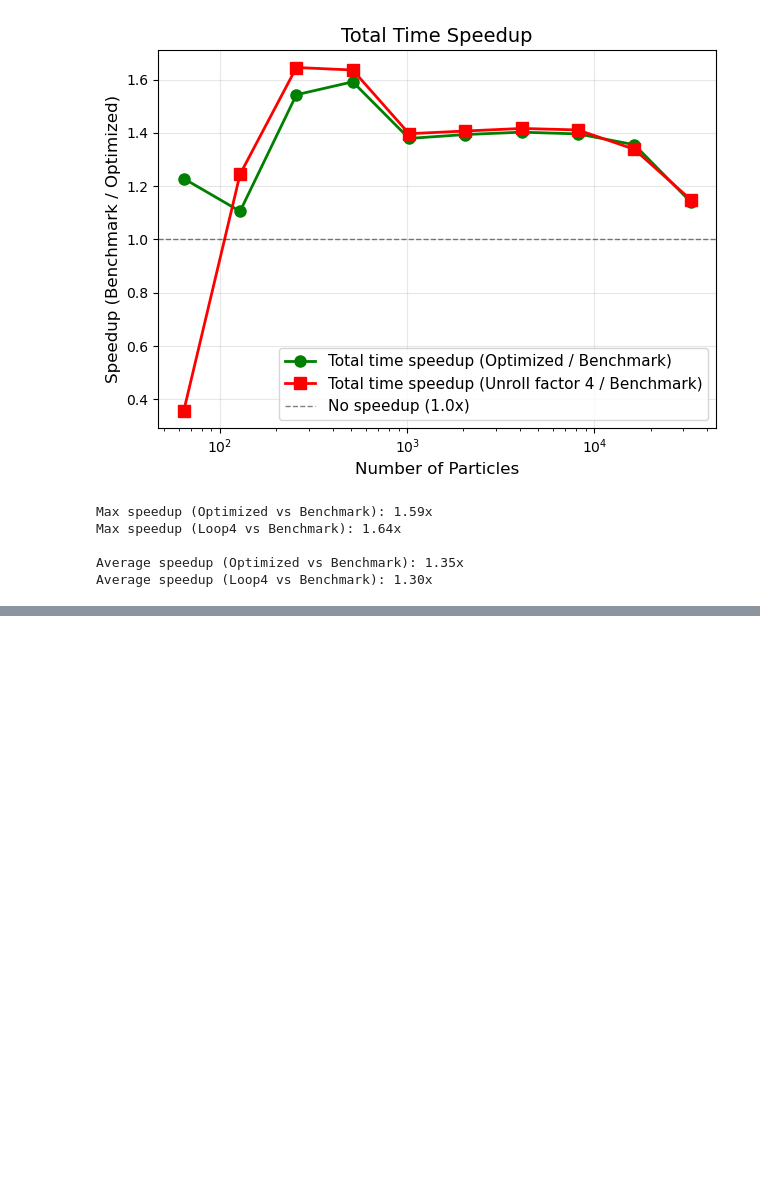
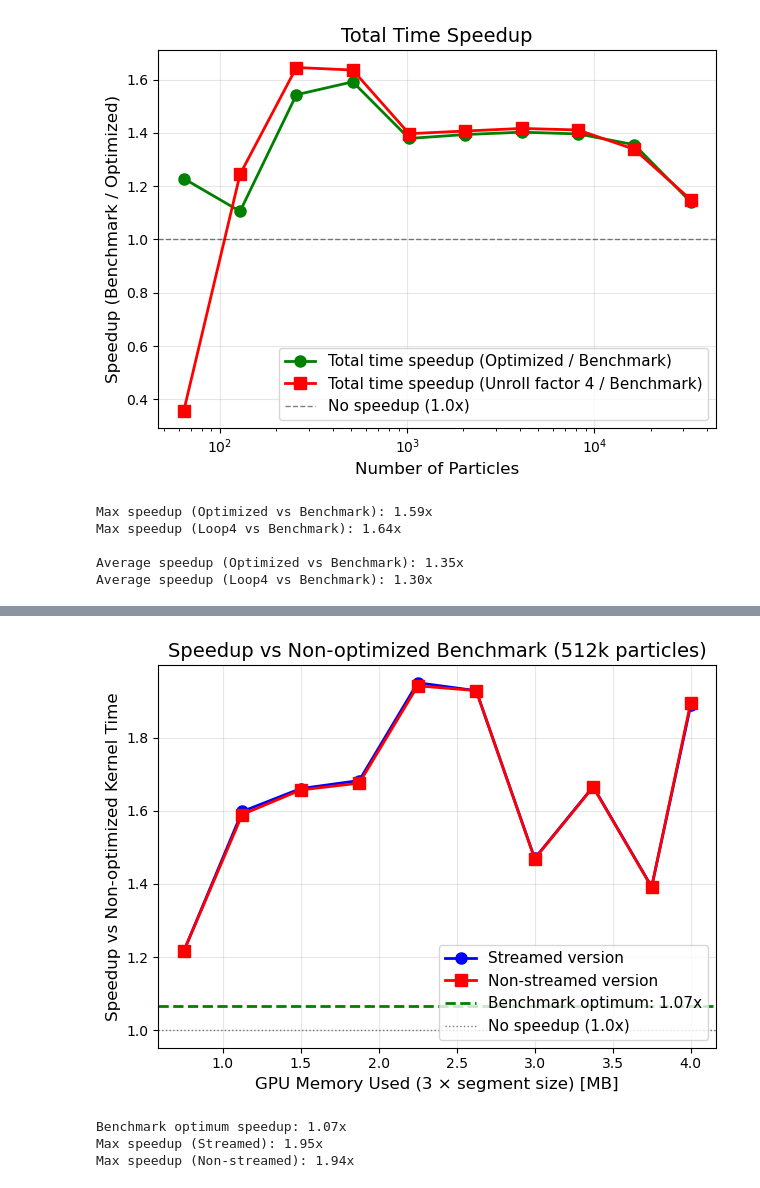
Before and after one commit to noahs-uni/GPU-Computing, a Jupyter notebook: exc07/miro/template/plots_nbody.ipynb, the cells around one changed output, grey strips where cells are left out. Saved outputs shown, nothing was run; the diff lists cells and outputs as text; code cells hidden in the pictures; blank space fills up the shorter version.

```diff
--- a/exc07/miro/template/plots_nbody.ipynb
+++ b/exc07/miro/template/plots_nbody.ipynb
@@ -240,0 +290,41 @@ Average speedup (Loop4 vs Benchmark): 1.30x
+# %%
+# Plot 4: Compare benchmark optimum and limited versions to non-optimized benchmark kernel time
+nonopt_data = pd.read_csv("nbody_benchmark_512k_results.txt", delimiter=",")
+nonopt_kernel_time = nonopt_data['kernel_time_ms'].values[0]
+
+# Get benchmark optimum kernel time
+benchmark_opt_kernel_time = benchmark_opt_data[benchmark_opt_data['num_elements'] == 512000]['kernel_time_ms'].values[0]
+
+# Calculate speedup: non-optimized kernel time / actual time
+benchmark_opt_speedup = nonopt_kernel_time / benchmark_opt_kernel_time
+streamed_data['speedup'] = nonopt_kernel_time / streamed_data['total_time_ms']
+nonstreamed_data['speedup'] = nonopt_kernel_time / nonstreamed_data['total_time_ms']
+
+# Plot limited versions
+plt.plot(streamed_data['gpu_memory_bytes'] / (1024**2), streamed_data['speedup'],
+         'o-', label='Streamed version', linewidth=2, markersize=8, color='blue')
+plt.plot(nonstreamed_data['gpu_memory_bytes'] / (1024**2), nonstreamed_data['speedup'],
+         's-', label='Non-streamed version', linewidth=2, markersize=8, color='red')
+
+# Add benchmark optimum as horizontal line
+plt.axhline(y=benchmark_opt_speedup, color='green', linestyle='--', linewidth=2,
+            label=f'Benchmark optimum: {benchmark_opt_speedup:.2f}x')
+plt.axhline(y=1.0, color='black', linestyle=':', linewidth=1, alpha=0.5, label='No speedup (1.0x)')
+
+plt.xlabel('GPU Memory Used (3 × segment size) [MB]', fontsize=12)
+plt.ylabel('Speedup vs Non-optimized Kernel Time', fontsize=12)
+plt.title('Speedup vs Non-optimized Benchmark (512k particles)', fontsize=14)
+plt.legend(fontsize=11)
+plt.grid(True, alpha=0.3)
+plt.tight_layout()
+plt.savefig('nbody_speedup_vs_nonopt_benchmark.pdf', dpi=300, bbox_inches='tight')
+plt.show()
+
+print(f'Benchmark optimum speedup: {benchmark_opt_speedup:.2f}x')
+print(f'Max speedup (Streamed): {streamed_data["speedup"].max():.2f}x')
+print(f'Max speedup (Non-streamed): {nonstreamed_data["speedup"].max():.2f}x')
+# %% [output]
+[figure, added]
+Benchmark optimum speedup: 1.07x
+Max speedup (Streamed): 1.95x
+Max speedup (Non-streamed): 1.94x
```
Also changed, not shown: parts of 5 cells of this notebook, 25 other files.
